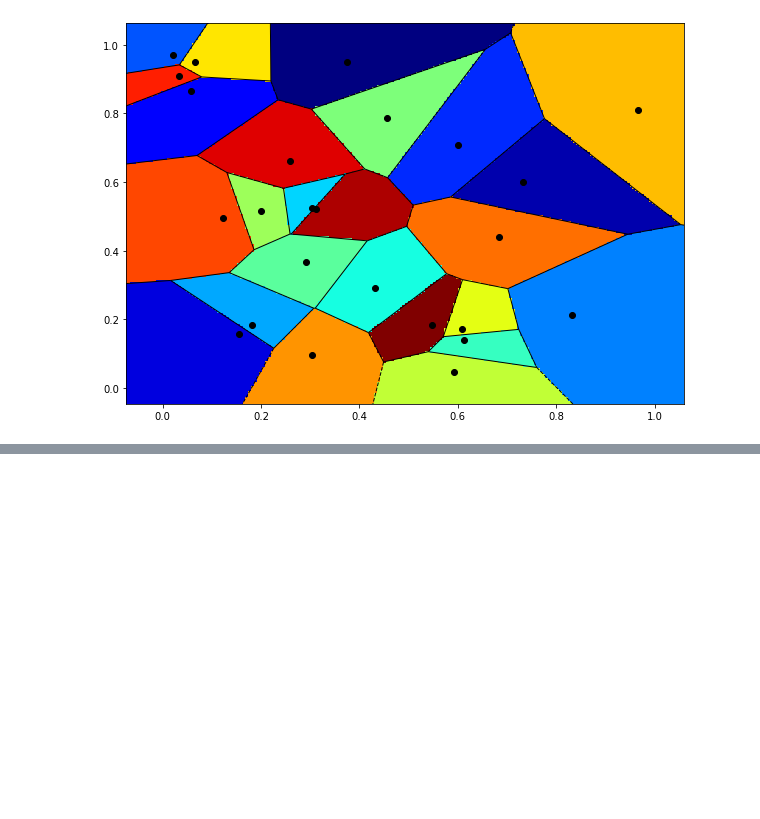
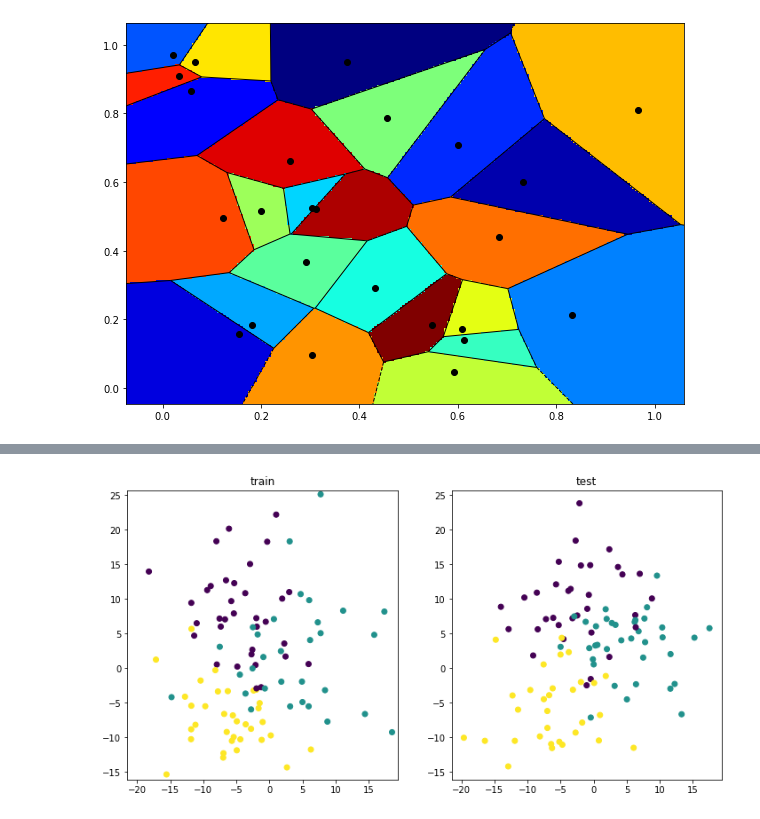
Before and after one commit to AlfonsJ/2024_07_31_PER2324, a Jupyter notebook: 05_kvec/5.01 K-vecinos más próximos.ipynb, the cells around one changed output, grey strips where cells are left out. Drawn from its saved outputs; the diff is of its cells as text; code cells hidden in the pictures; blank space fills up the shorter version.

```diff
--- a/05_kvec/5.01 K-vecinos más próximos.ipynb
+++ b/05_kvec/5.01 K-vecinos más próximos.ipynb
@@ -77,0 +82,15 @@ plt.pcolormesh(x, y, tree.query(xy)[1].reshape(200, 200), cmap='jet');
+# %%
+import numpy as np
+import matplotlib.pyplot as plt
+from sklearn.model_selection import cross_val_score
+from sklearn.datasets import make_blobs
+
+X, y = make_blobs(n_samples=200, centers=3, n_features=2, cluster_std=6, random_state=42)
+ntrain = 100; x_train = X[:ntrain]; y_train = y[:ntrain];  x_test = X[ntrain:]; y_test = y[ntrain:]
+fig, axes = plt.subplots(1, 2, figsize=(12, 6))
+ax=axes[1]; ax.set_title('test'); ax.scatter(*x_test.T, c=y_test)
+x_min, x_max = ax.get_xlim(); y_min, y_max = ax.get_ylim()
+ax=axes[0]; ax.set_title('train'); ax.scatter(*x_train.T, c=y_train)
+ax.set_xlim(x_min, x_max); ax.set_ylim(y_min, y_max);
+# %% [output]
+[figure, added]
```
Also changed, not shown: parts of 5 cells of this notebook.
